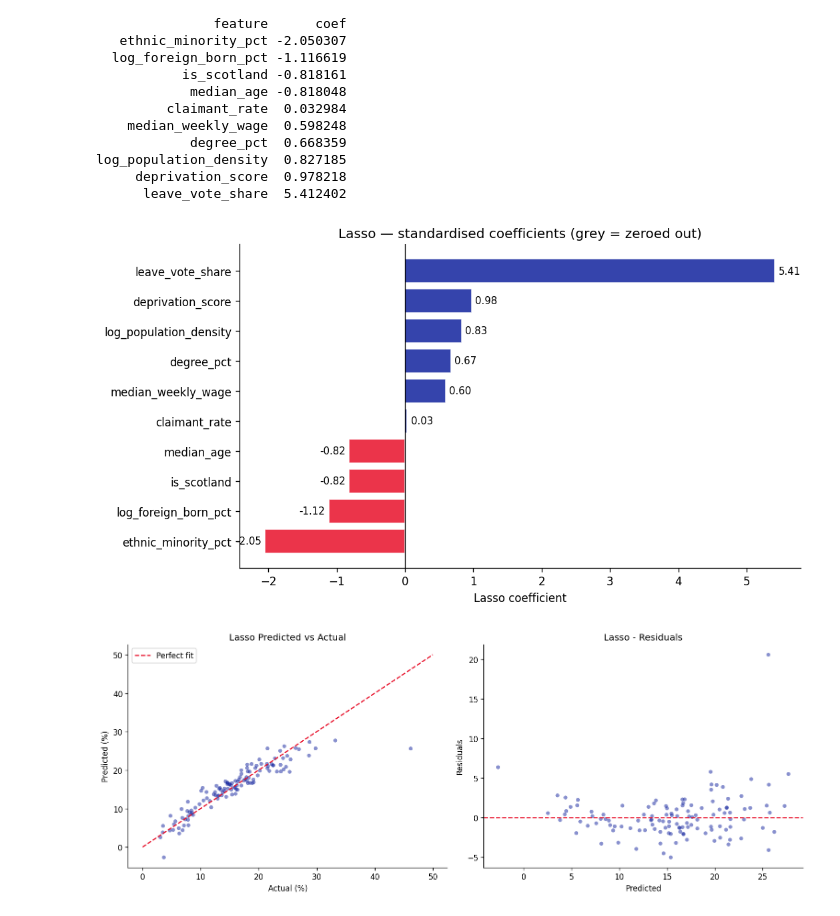
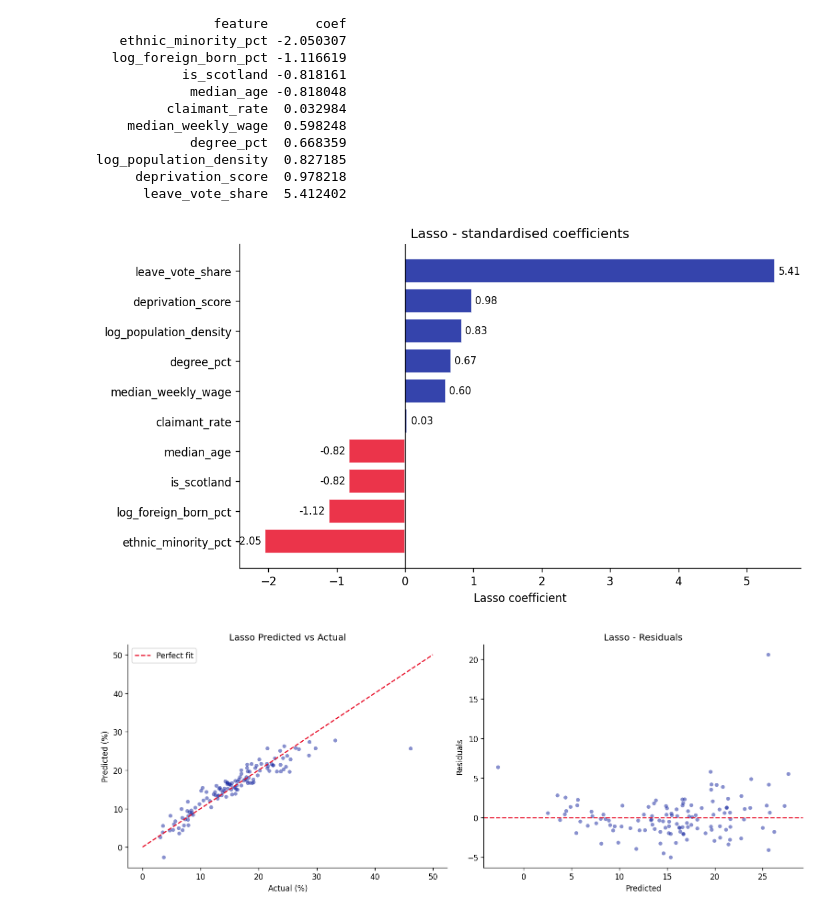
Before and after one commit to Katpst/ml-reform-uk-votes-prediction, a Jupyter notebook: src/notebooks/02_models.ipynb, the cells around one changed output. Cells and saved outputs as stored; diff of their text form; code cells hidden in the pictures.

```diff
--- a/src/notebooks/02_models.ipynb
+++ b/src/notebooks/02_models.ipynb
@@ -152,21 +152,21 @@ log_population_density  0.827185
 # %%
 fig, ax = plt.subplots(figsize=(9, 5))
 colors = [REFORM_COLOR if c > 0 else ACCENT_COLOR if c < 0 else 'lightgrey'
           for c in lasso_coef['coef']]
 bars = ax.barh(lasso_coef['feature'], lasso_coef['coef'],
                color=colors, alpha=0.85, edgecolor='white')
 ax.axvline(0, color='black', lw=0.8)
 ax.set_xlabel("Lasso coefficient")
-ax.set_title("Lasso — standardised coefficients (grey = zeroed out)")
+ax.set_title("Lasso - standardised coefficients")
 for bar, val in zip(bars, lasso_coef['coef']):
     if val != 0:
         ax.text(val + (0.05 if val >= 0 else -0.05), bar.get_y() + bar.get_height() / 2,
                 f'{val:.2f}', va='center', ha='left' if val >= 0 else 'right', fontsize=9)
 plt.tight_layout()
 plt.savefig('../../outputs/models_lasso_coef.png', bbox_inches='tight')
 plt.show()
 # %% [output]
-[figure, old version]
+[figure, new version]
 # %%
 # predicted vs actual + residuals for champion
 residuals_lasso = y_test - y_pred_lasso
```
Also changed, not shown: parts of 10 cells of this notebook, 1 other file.
